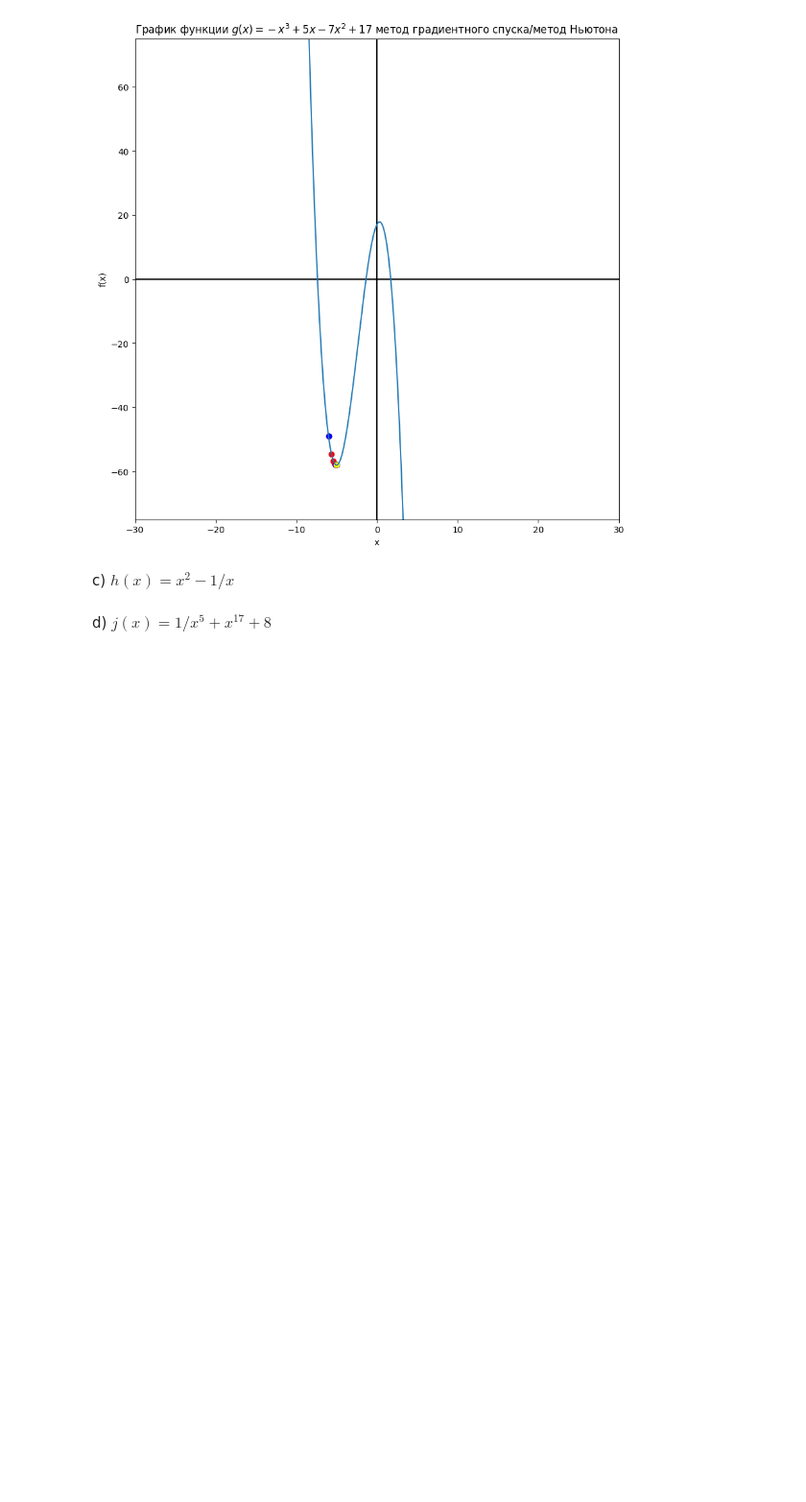
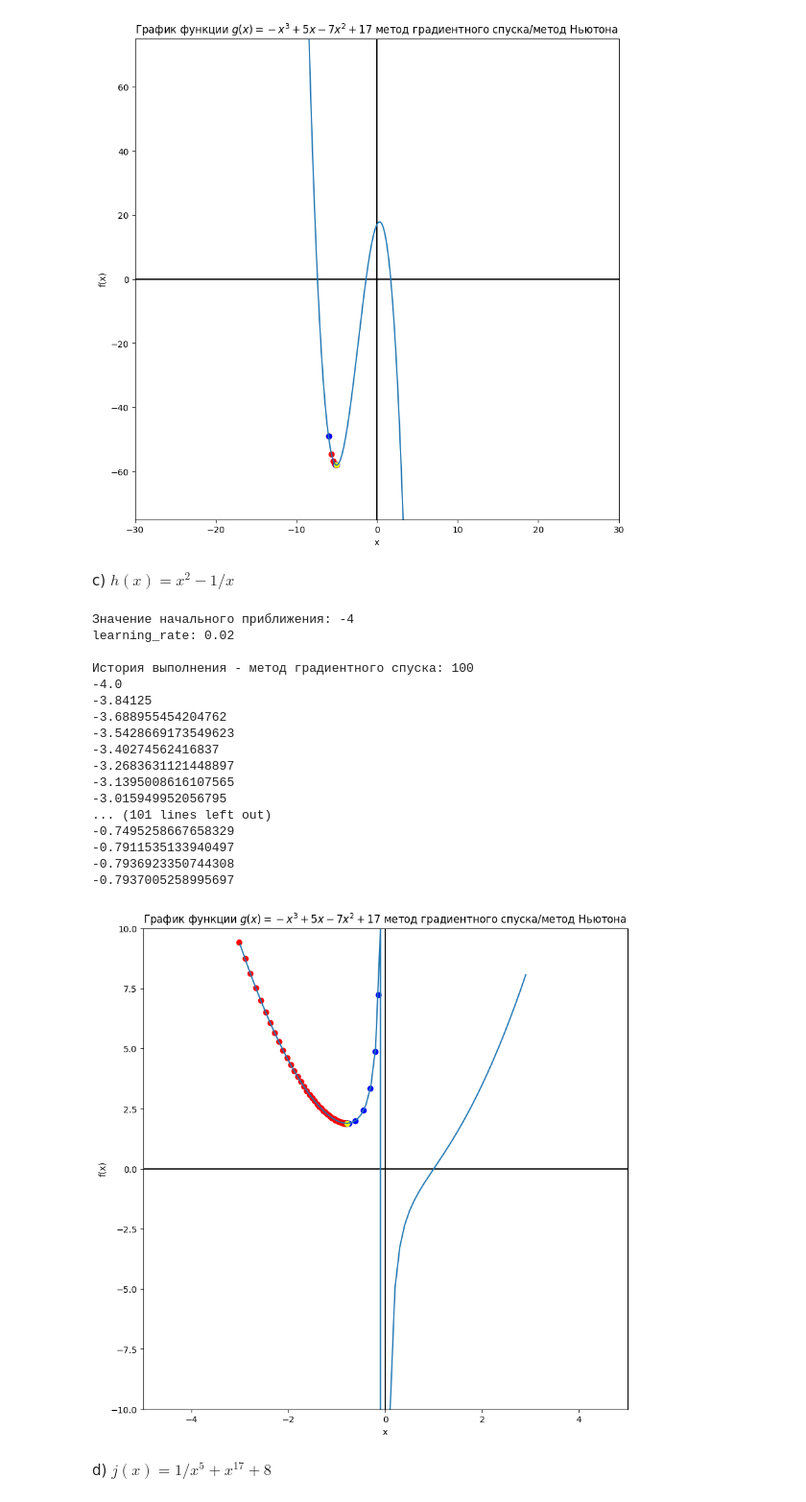
Before and after one commit to olegoid/MLDS_math_2022, a Jupyter notebook: Домашки/mlhs_math_practice_01.ipynb, the cells around one changed output. Shown at 96% size. Cells and saved outputs as stored; diff of their text form; code cells hidden in the pictures; blank space fills up the shorter version.

```diff
--- a/Домашки/mlhs_math_practice_01.ipynb
+++ b/Домашки/mlhs_math_practice_01.ipynb
@@ -601,6 +601,69 @@ learning_rate: 0.02
 [figure]
 # %% [markdown]
 c) $h(x) = x^2 - 1/x$
+# %%
+x0 = -4
+learning_rate = 0.02
+precision = 10 ** -5
+iterations = 10 ** 3
+
+xmin, trace_gradient = gradient_descent(f3, x0, learning_rate, precision, iterations, 0.001)
+xmin, trace_newton = newton_descent(f3, x0, precision, iterations)
+
+x_values = [x for x in np.arange(-3, 3, 0.1)]
+f_values = [f3(x) for x in x_values]
+
+plt.figure(figsize=(10,10))
+plt.axvline(x=0, c = 'black')
+plt.axhline(y=0, c = 'black')
+
+plt.xlim([-5, 5])
+plt.ylim([-10, 10])
+
+plt.plot(x_values, f_values)
+
+trace_values = [f3(x) for x in trace_gradient]
+plt.scatter(trace_gradient, trace_values, c='red')
+plt.scatter(trace_gradient[-1], trace_values[-1], c='green')
+
+trace_values = [f3(x) for x in trace_newton]
+plt.scatter(trace_newton, trace_values, c='blue')
+plt.scatter(trace_newton[-1], trace_values[-1], c='yellow')
+
+plt.title('График функции $h(x) = x^2 - 1/x$ метод градиентного спуска/метод Ньютона')
+
+plt.xlabel('x')
+plt.ylabel('f(x)')
+
+print('Значение начального приближения: ' + str(x0))
+print('learning_rate: ' + str(learning_rate))
+
+print('\nИстория выполнения - метод градиентного спуска: ' + str(len(trace_gradient)))
+for t in trace_gradient:
+  print(float(t))
+
+print('\nИстория выполнения - метод Ньютона: ' + str(len(trace_newton)))
+for t in trace_newton:
+  print(float(t))
+# %% [output]
+Значение начального приближения: -4
+learning_rate: 0.02
+
+История выполнения - метод градиентного спуска: 100
+-4.0
+-3.84125
+-3.688955454204762
+-3.5428669173549623
+-3.40274562416837
+-3.2683631121448897
+-3.1395008616107565
+-3.015949952056795
+... (101 lines left out)
+-0.7495258667658329
+-0.7911535133940497
+-0.7936923350744308
+-0.7937005258995697
+[figure, added]
 # %% [markdown]
 d) $j(x) = 1/x^5 + x^{17} + 8$
 # %% [markdown]
```
